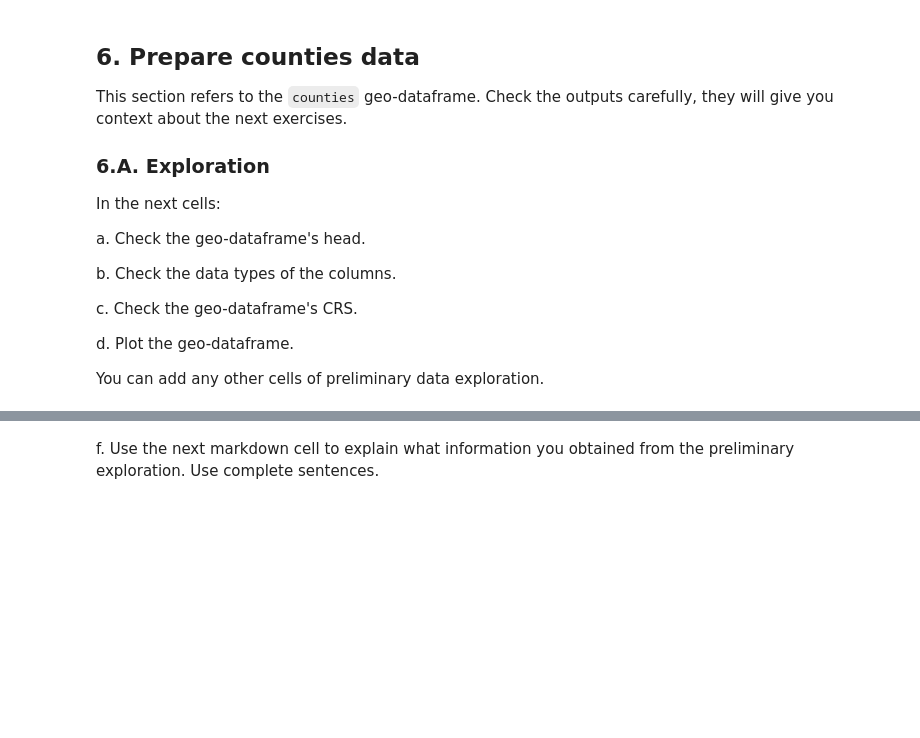
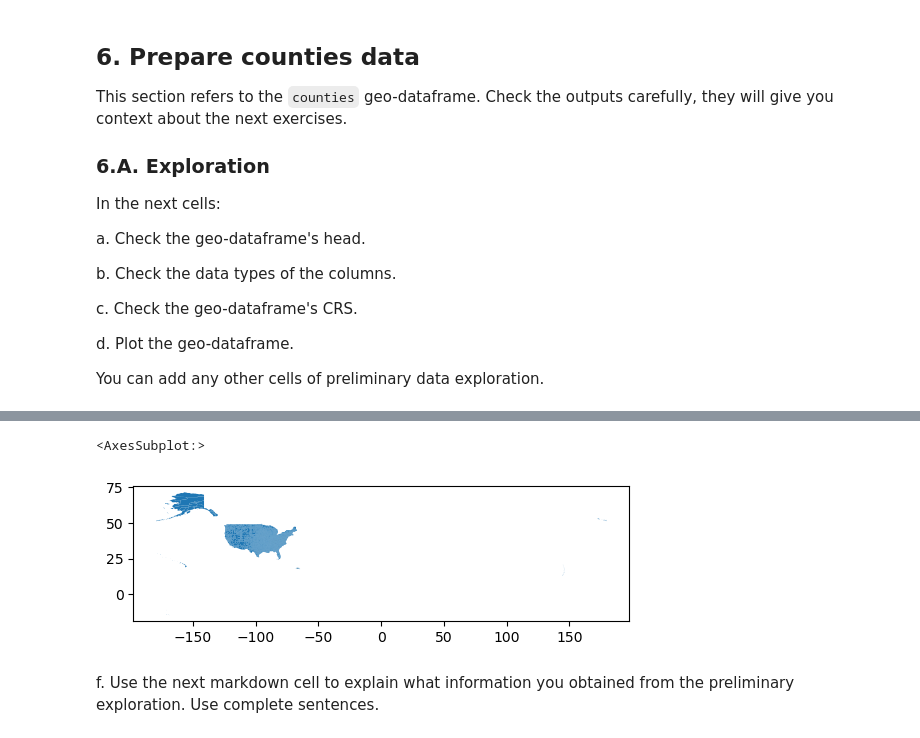
Before and after one commit to kimberleewong/eds220-hwk3, a Jupyter notebook: hwk3-task2-oil-spills-wong.ipynb, the cells around one changed output, grey strips where cells are left out. Drawn from its saved outputs; the diff is of its cells as text; code cells hidden in the pictures; blank space fills up the shorter version.

```diff
--- a/hwk3-task2-oil-spills-wong.ipynb
+++ b/hwk3-task2-oil-spills-wong.ipynb
@@ -275,3 +342,9 @@ You can add any other cells of preliminary data exploration.
+# %%
+# Exploratory plot
+counties.plot()
+# %% [output]
+<AxesSubplot:>
+[figure, added]
 # %% [markdown]
 <!-- BEGIN QUESTION -->
 
```
Also changed, not shown: parts of 55 cells of this notebook, 1 other file.
